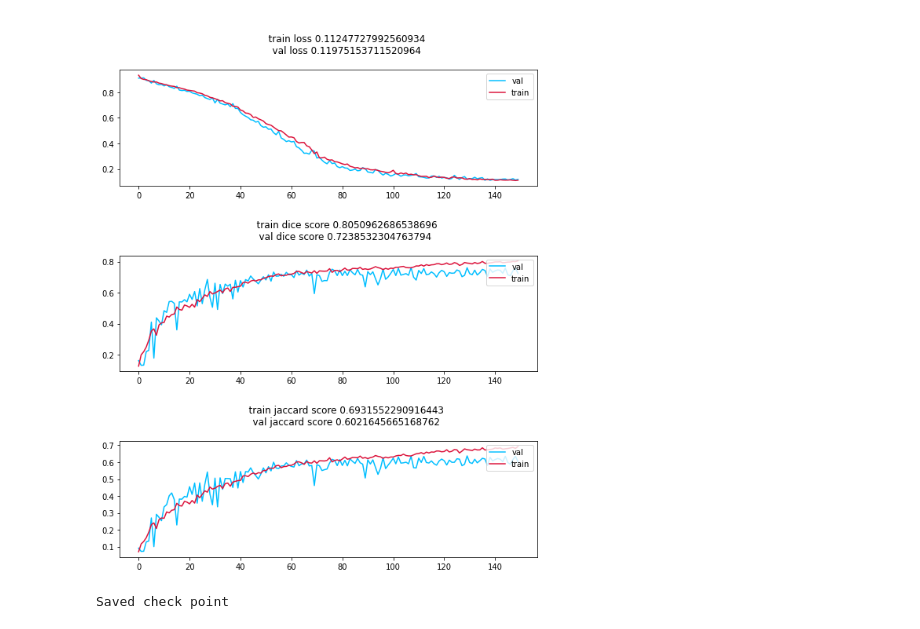
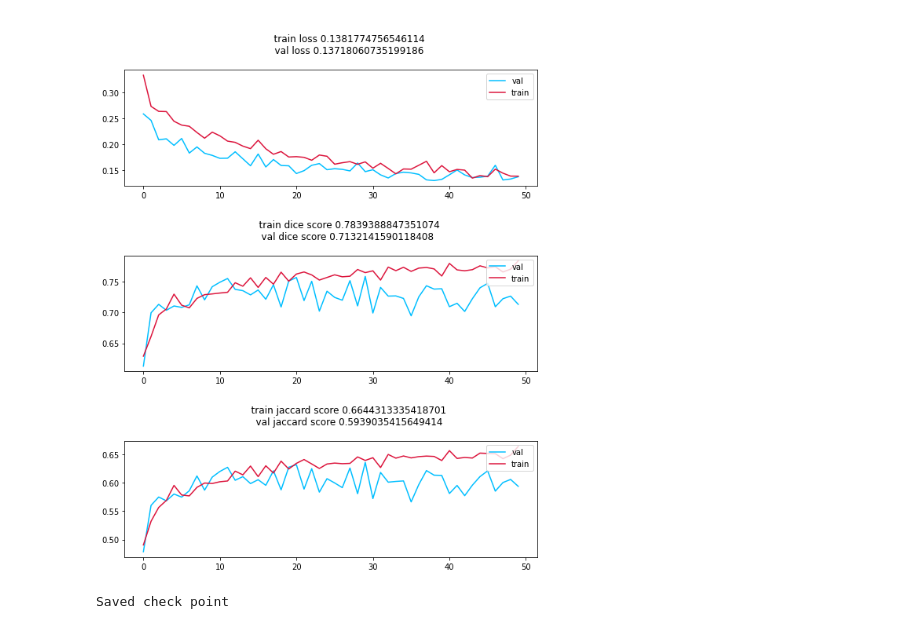
Before and after one commit to tuankien229/Tumor_Detection_System, a Jupyter notebook: test-model-tumor-system.ipynb, the cells around one changed output. Drawn from its saved outputs; the diff is of its cells as text; code cells hidden in the pictures.

Commit message:
Kaggle Notebook | Test Model Tumor System | Version 16

```diff
--- a/test-model-tumor-system.ipynb
+++ b/test-model-tumor-system.ipynb
@@ -43,7 +43,7 @@ class GlobalConfig():
     highest_checkpoint = 'highest_checkpoint.pth'
     train_df = 'train_df.csv'
     val_df = 'test_df.csv'
-    pretrained_model_path = '../input/check-point-ver-11/highest_checkpoint_0.75.pth'
+    pretrained_model_path = '../input/test-check/last_checkpoint.pth'
     seed = 55
 
 class ProcessData():
@@ -807,38 +1010,39 @@ import torch.nn as nn
 if __name__ == '__main__':
     torch.cuda.empty_cache()
     config = GlobalConfig()
     data = ProcessData()
     train_data = data.PreprocessData('train')
     model_1 = Unet3D(in_channels=1, out_channels=32, n_classes=1)
     model_2 = Unet3DPP(in_channels=1, out_channels=64, n_classes=1)
+    model_3 = ResUNet()
     model = model_2
     dataset=BratsDataSet
     criterion=FocalTverskyLoss()
     lr=3e-4
-    num_epochs=150
+    num_epochs=50
     batch_size = 4
     path_to_csv=os.path.join(config.root_system, config.train_df) #config.check_point
     fold=0
-    accumulation_steps=10
+    accumulation_steps=16
     save_model_history=True
     display_plot=True
 #     model.load_state_dict(torch.load(config.pretrained_model_path))
     trainer=Training(model=model,
                      dataset=dataset,
                      criterion=criterion,
                      lr=lr,
                      num_epochs=num_epochs,
                      batch_size=batch_size,
                      path_to_csv=path_to_csv,
                      fold=fold,
                      accumulation_steps=accumulation_steps,
                      save_model_history=save_model_history,
                      display_plot=display_plot)
-#     if config.pretrained_model_path is not None:
-#         trainer.load_predtrain_model(config.pretrained_model_path)
+    if config.pretrained_model_path is not None:
+        trainer.load_predtrain_model(config.pretrained_model_path)
     trainer.run()
 # %% [output]
-[figure, old version]
+[figure, new version]
 Saved check point
 # %%
 # model_2 = Unet3DPP(in_channels=1, out_channels=64, n_classes=1)
```
Also changed, not shown: parts of 3 cells of this notebook.
